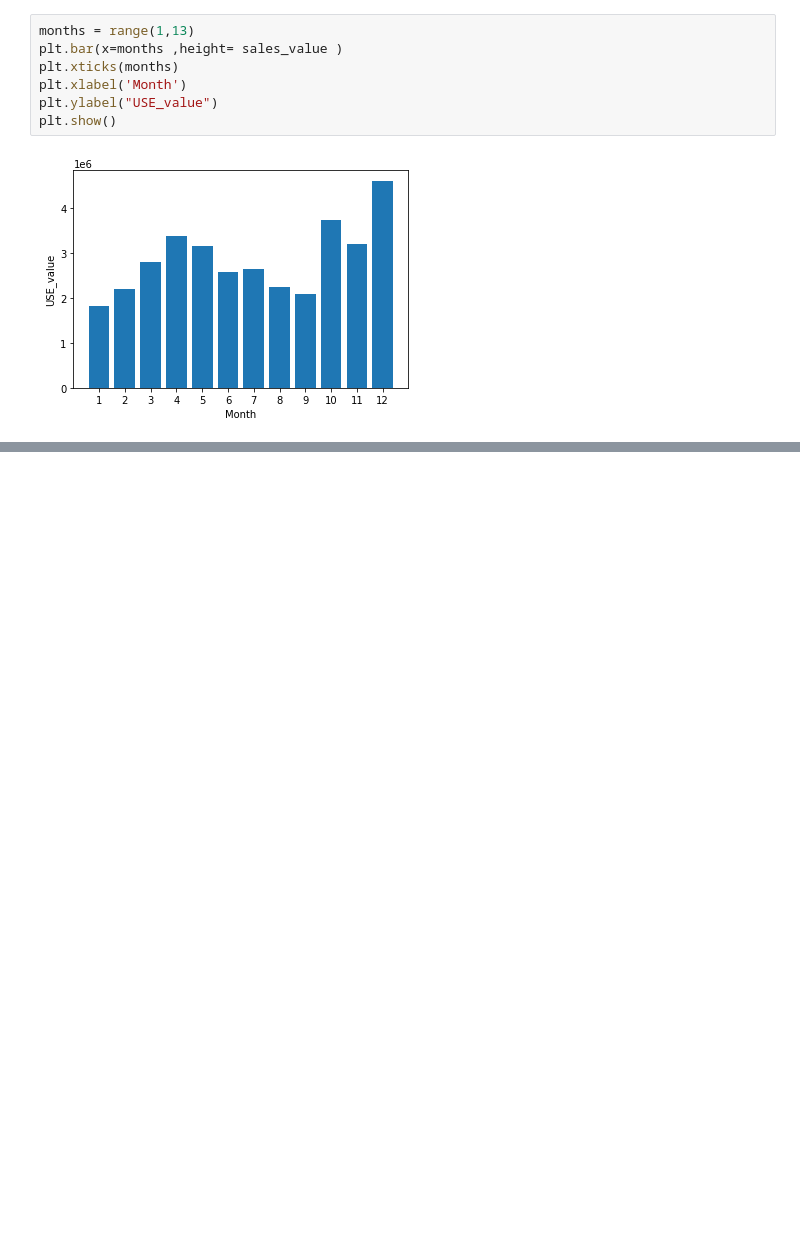
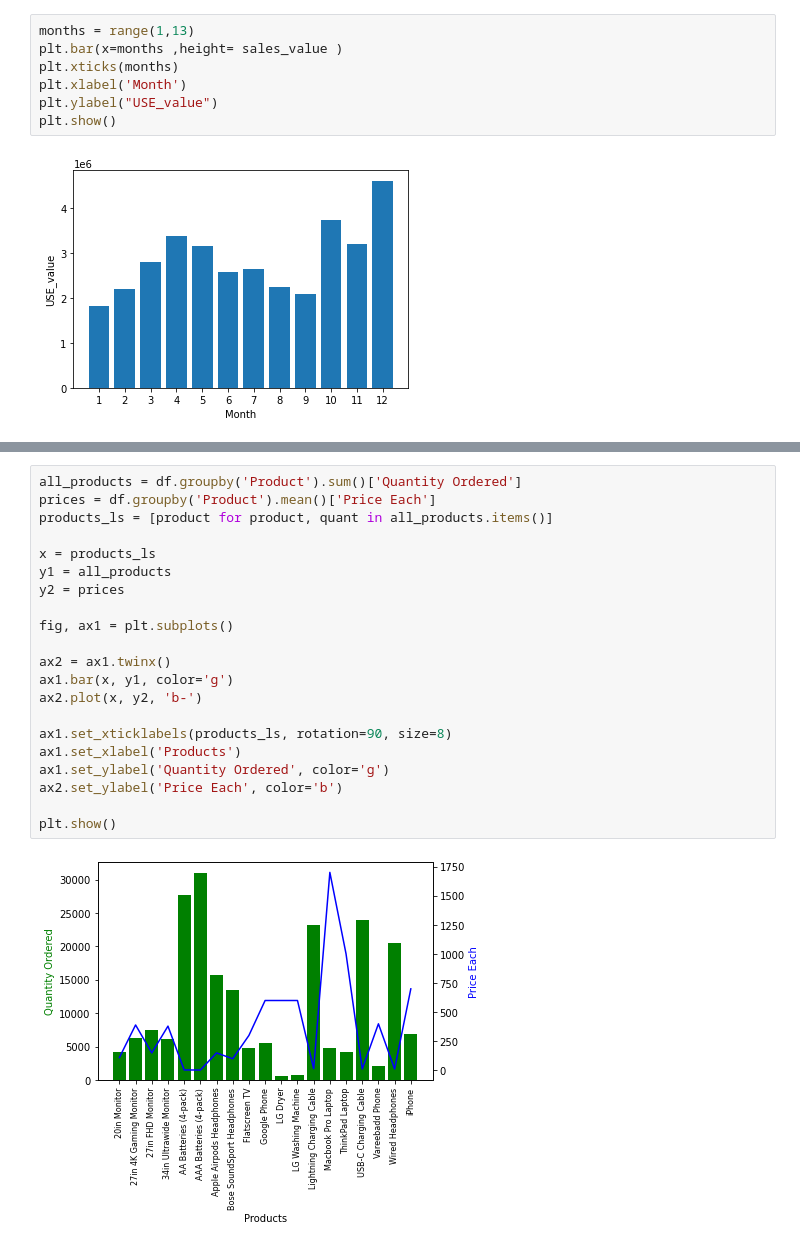
Before and after one commit to quhuyyy/Project-mini-, a Jupyter notebook: Welcome_to_Colaboratory.ipynb, the cells around one changed output, grey strips where cells are left out. Saved outputs shown, nothing was run; the diff lists cells and outputs as text; blank space fills up the shorter version.

```diff
--- a/Welcome_to_Colaboratory.ipynb
+++ b/Welcome_to_Colaboratory.ipynb
@@ -219,0 +276,23 @@ AttributeError: ignored
+# %%
+all_products = df.groupby('Product').sum()['Quantity Ordered']
+prices = df.groupby('Product').mean()['Price Each']
+products_ls = [product for product, quant in all_products.items()]
+
+x = products_ls
+y1 = all_products
+y2 = prices
+
+fig, ax1 = plt.subplots()
+
+ax2 = ax1.twinx()
+ax1.bar(x, y1, color='g')
+ax2.plot(x, y2, 'b-')
+
+ax1.set_xticklabels(products_ls, rotation=90, size=8)
+ax1.set_xlabel('Products')
+ax1.set_ylabel('Quantity Ordered', color='g')
+ax2.set_ylabel('Price Each', color='b')
+
+plt.show()
+# %% [output]
+[figure, added]
```
Also changed, not shown: parts of 17 cells of this notebook.
